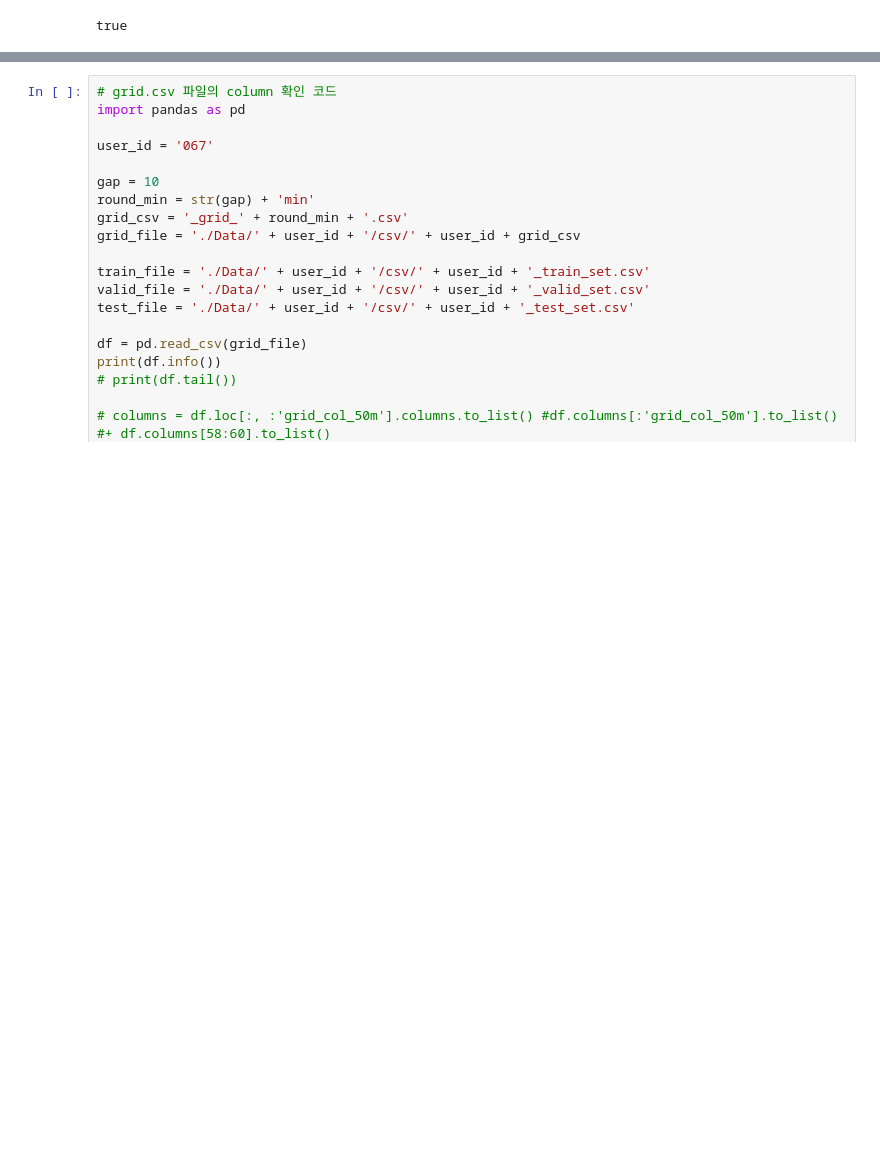
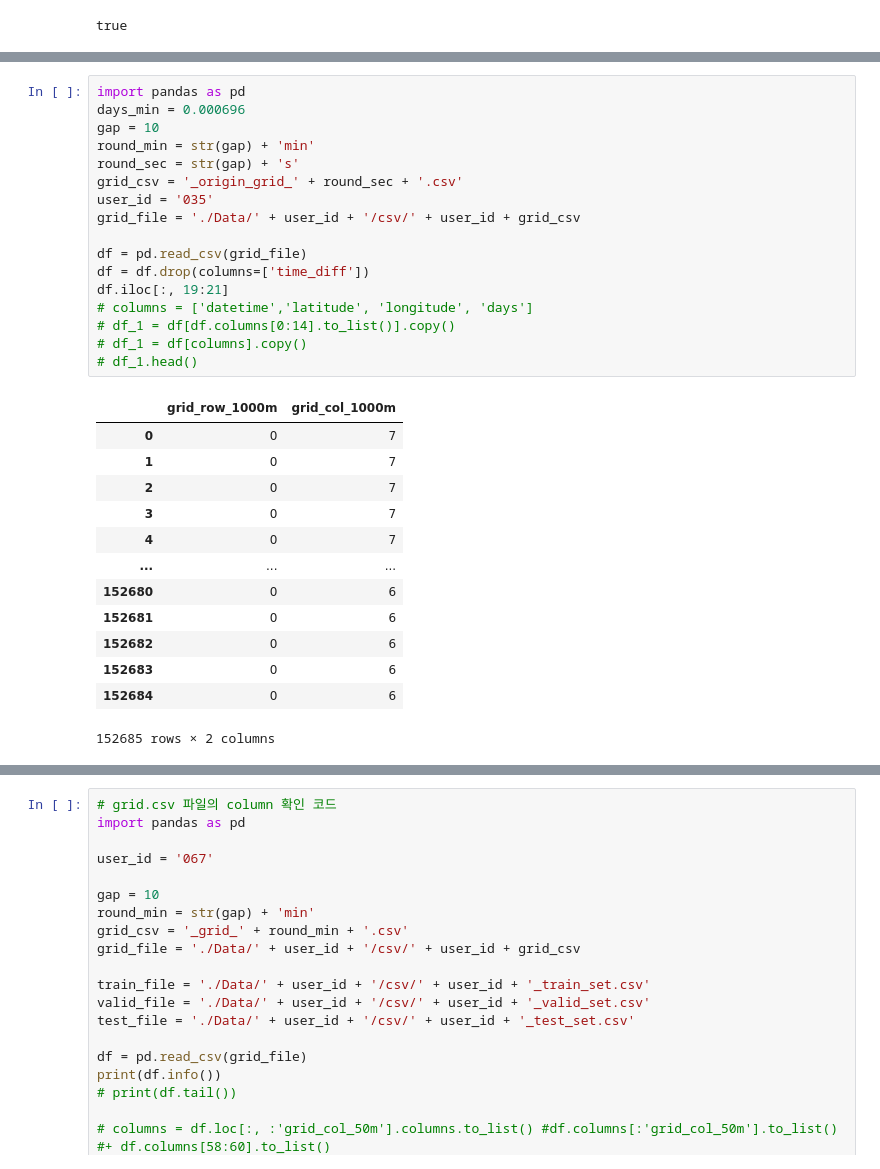
Before and after one commit to shkoma/geolife_timehetnet, a Jupyter notebook: data/geolife/preprocess.ipynb, the cells around one changed output, grey strips where cells are left out. Drawn from its saved outputs; the diff is of its cells as text; blank space fills up the shorter version.

```diff
--- a/data/geolife/preprocess.ipynb
+++ b/data/geolife/preprocess.ipynb
@@ -525,0 +637,31 @@ df.iloc[:10, 11:20]
+# %%
+import pandas as pd
+days_min = 0.000696
+gap = 10
+round_min = str(gap) + 'min'
+round_sec = str(gap) + 's'
+grid_csv = '_origin_grid_' + round_sec + '.csv'
+user_id = '035'
+grid_file = './Data/' + user_id + '/csv/' + user_id + grid_csv
+
+df = pd.read_csv(grid_file)
+df = df.drop(columns=['time_diff'])
+df.iloc[:, 19:21]
+# columns = ['datetime','latitude', 'longitude', 'days']
+# df_1 = df[df.columns[0:14].to_list()].copy()
+# df_1 = df[columns].copy()
+# df_1.head()
+# %% [output]
+|  | grid_row_1000m | grid_col_1000m |
+| 0 | 0 | 7 |
+| 1 | 0 | 7 |
+| 2 | 0 | 7 |
+| 3 | 0 | 7 |
+| 4 | 0 | 7 |
+| ... | ... | ... |
+| 152680 | 0 | 6 |
+| 152681 | 0 | 6 |
+| 152682 | 0 | 6 |
+| 152683 | 0 | 6 |
+| 152684 | 0 | 6 |
+152685 rows × 2 columns
```
Also changed, not shown: parts of 7 cells of this notebook, 4 other files.
